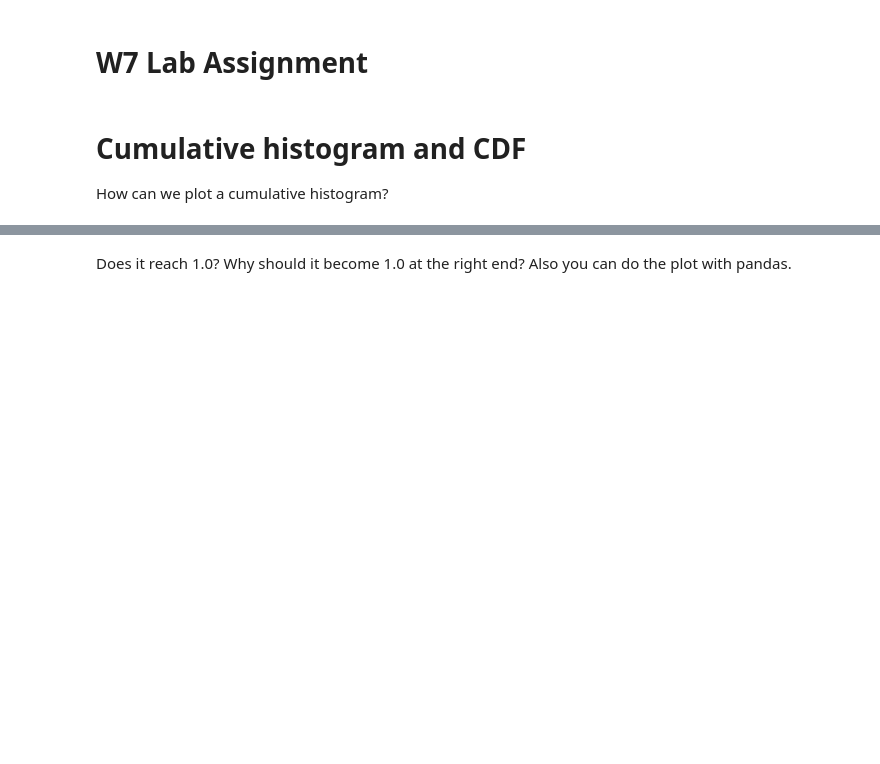
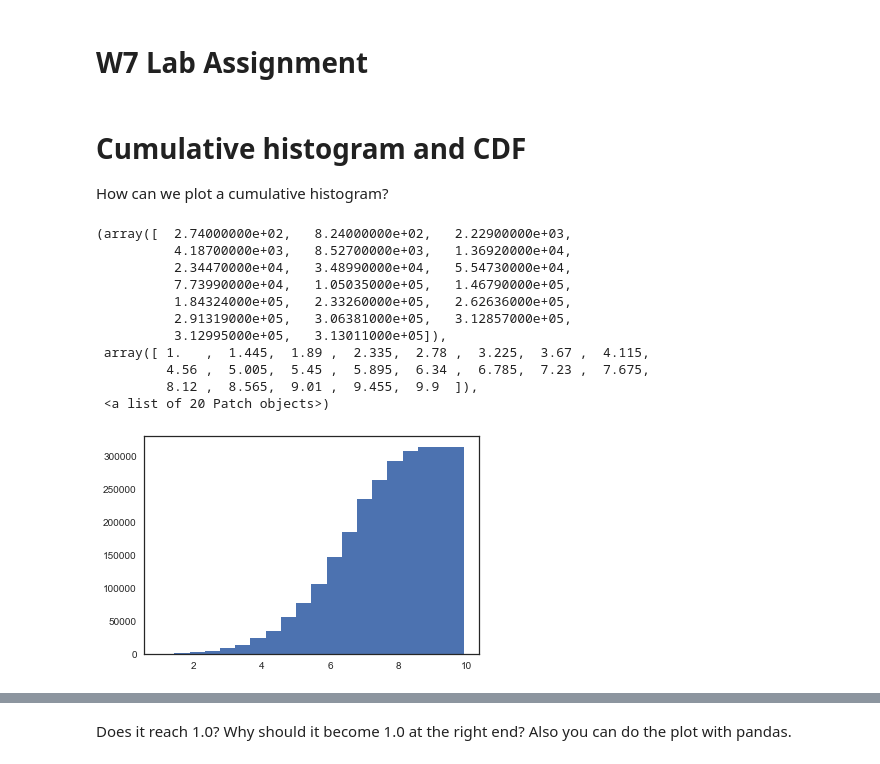
Before and after one commit to muftring/iu-datavis, a Jupyter notebook: week-07/w07_lab_uftring_michael.ipynb, the cells around one changed output, grey strips where cells are left out. Saved outputs shown, nothing was run; the diff lists cells and outputs as text; code cells hidden in the pictures; blank space fills up the shorter version.

Commit message:
Lab 7: cumulative histogram, CDF

```diff
--- a/week-07/w07_lab_uftring_michael.ipynb
+++ b/week-07/w07_lab_uftring_michael.ipynb
@@ -14,7 +14,22 @@ sns.set_style('white')
 
 How can we plot a cumulative histogram?
 # %%
-# TODO: Load IMDB data into movie_df using pandas
+# Load IMDB data into movie_df using pandas
+df = pd.read_csv('imdb.csv', delimiter='\t')
 # %%
-# TODO: draw a cumulative histogram of movie ratings with 20 bins. Hint: use plt.hist()
+# draw a cumulative histogram of movie ratings with 20 bins. Hint: use plt.hist()
+plt.hist(df['Rating'], bins=20, cumulative=True)
+# %% [output]
+(array([  2.74000000e+02,   8.24000000e+02,   2.22900000e+03,
+          4.18700000e+03,   8.52700000e+03,   1.36920000e+04,
+          2.34470000e+04,   3.48990000e+04,   5.54730000e+04,
+          7.73990000e+04,   1.05035000e+05,   1.46790000e+05,
+          1.84324000e+05,   2.33260000e+05,   2.62636000e+05,
+          2.91319000e+05,   3.06381000e+05,   3.12857000e+05,
+          3.12995000e+05,   3.13011000e+05]),
+ array([ 1.   ,  1.445,  1.89 ,  2.335,  2.78 ,  3.225,  3.67 ,  4.115,
+         4.56 ,  5.005,  5.45 ,  5.895,  6.34 ,  6.785,  7.23 ,  7.675,
+         8.12 ,  8.565,  9.01 ,  9.455,  9.9  ]),
+ <a list of 20 Patch objects>)
+[figure, added]
 # %%
```
Also changed, not shown: parts of 7 cells of this notebook.
